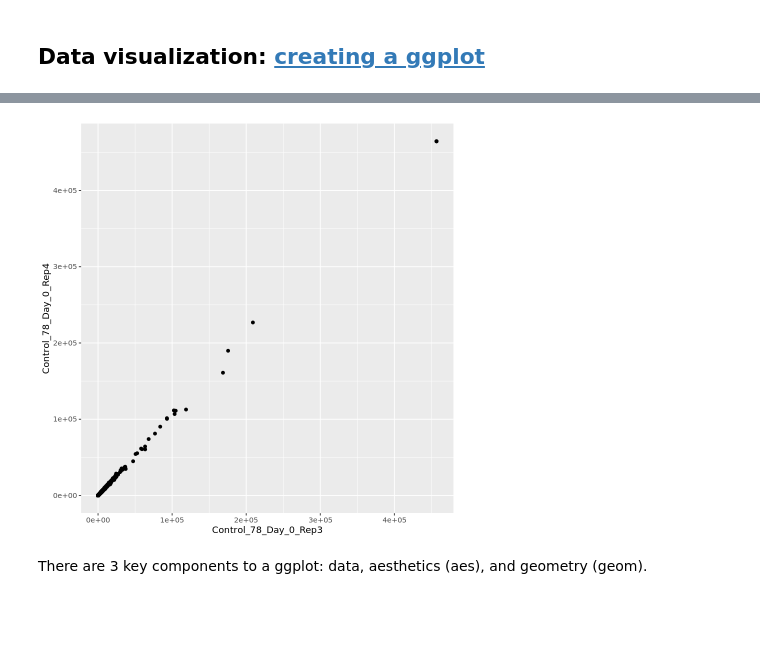
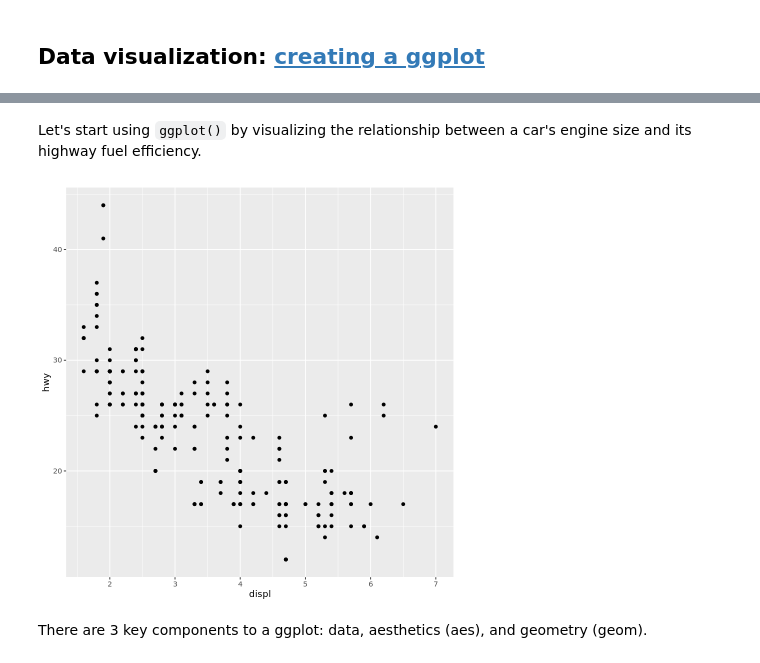
Before and after one commit to mortazavilab/cosmos-cluster6, a Jupyter notebook: R_intro.ipynb, the cells around one changed output, grey strips where cells are left out. Cells and saved outputs as stored; diff of their text form; code cells hidden in the pictures; blank space fills up the shorter version.

```diff
--- a/R_intro.ipynb
+++ b/R_intro.ipynb
@@ -88,8 +91,10 @@ A data.frame: 6 x 3
+# %% [markdown]
+Let's start using `ggplot()` by visualizing the relationship between a car's engine size and its highway fuel efficiency.
 # %%
-ggplot(data = counts_filt) +
-  geom_point(mapping = aes(x = Control_78_Day_0_Rep3, y = Control_78_Day_0_Rep4))
+ggplot(data = mpg) +
+  geom_point(mapping = aes(x = displ, y = hwy))
 # %% [output]
-[figure, old version]
+[figure, new version]
 # %% [markdown]
 There are 3 key components to a ggplot: data, aesthetics (aes), and geometry (geom).
 # %%
```
Also changed, not shown: parts of 107 cells of this notebook, 1 other file.
